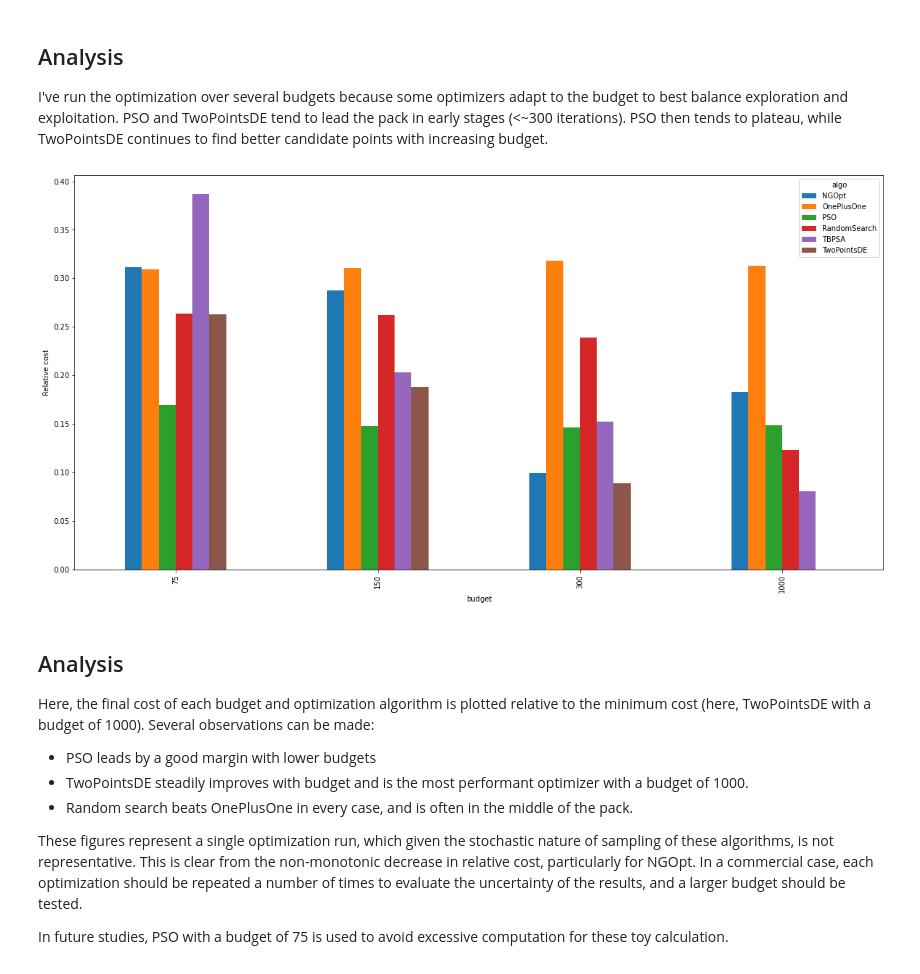
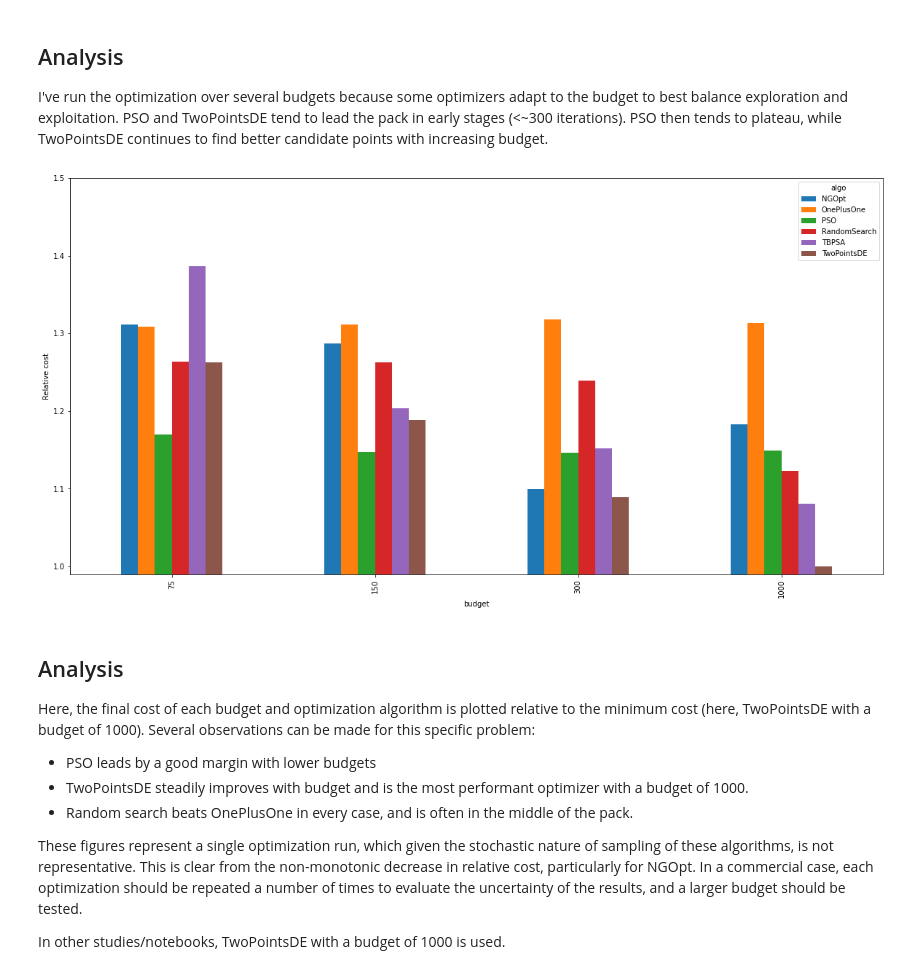
Before and after one commit to csobie/part-lifecycle, a Jupyter notebook: notebooks/optimizer_study.ipynb, the cells around one changed output. Drawn from its saved outputs; the diff is of its cells as text; code cells hidden in the pictures.

```diff
--- a/notebooks/optimizer_study.ipynb
+++ b/notebooks/optimizer_study.ipynb
@@ -124,16 +111,17 @@ for file in res_files:
 I've run the optimization over several budgets because some optimizers adapt to the budget to best balance exploration and exploitation. PSO and TwoPointsDE tend to lead the pack in early stages (<~300 iterations). PSO then tends to plateau, while TwoPointsDE continues to find better candidate points with increasing budget.
 # %%
 df_final_v = pd.DataFrame(data=final_values)
-df_final_v['rel_cost'] = df_final_v['cost']/df_final_v['cost'].min()-1
+df_final_v['rel_cost'] = df_final_v['cost']/df_final_v['cost'].min()
 df_final_v = df_final_v.pivot(index='budget', columns='algo', values='rel_cost').sort_index()
 df_final_v.plot(kind='bar', figsize=(20,10))
 plt.ylabel('Relative cost')
+plt.ylim(0.99,1.5)
 plt.show()
 # %% [output]
-[figure, old version]
+[figure, new version]
 # %% [markdown]
 ## Analysis
-Here, the final cost of each budget and optimization algorithm is plotted relative to the minimum cost (here, TwoPointsDE with a budget of 1000). Several observations can be made:
+Here, the final cost of each budget and optimization algorithm is plotted relative to the minimum cost (here, TwoPointsDE with a budget of 1000). Several observations can be made for this specific problem:
 
 - PSO leads by a good margin with lower budgets
 - TwoPointsDE steadily improves with budget and is the most performant optimizer with a budget of 1000.
@@ -141,4 +129,4 @@ Here, the final cost of each budget and optimization algorithm is plotted relati
 
 These figures represent a single optimization run, which given the stochastic nature of sampling of these algorithms, is not representative. This is clear from the non-monotonic decrease in relative cost, particularly for NGOpt. In a commercial case, each optimization should be repeated a number of times to evaluate the uncertainty of the results, and a larger budget should be tested.
 
-In future studies, PSO with a budget of 75 is used to avoid excessive computation for these toy calculation.
+In other studies/notebooks, TwoPointsDE with a budget of 1000 is used.
```
Also changed, not shown: parts of 2 cells of this notebook.
